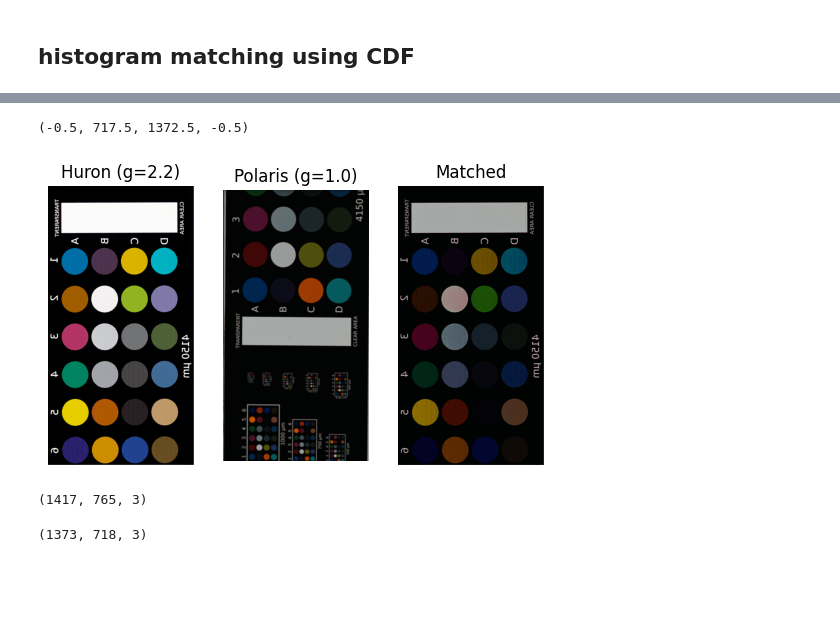
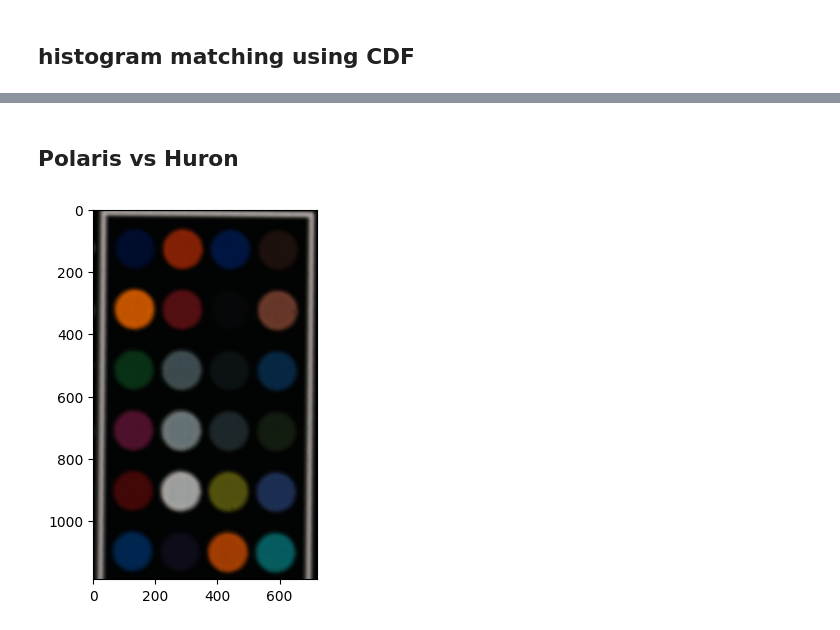
Before and after one commit to slendersold/colour_project, a Jupyter notebook: Hist_matching.ipynb, the cells around one changed output, grey strips where cells are left out. Cells and saved outputs as stored; diff of their text form; code cells hidden in the pictures; blank space fills up the shorter version.

```diff
--- a/Hist_matching.ipynb
+++ b/Hist_matching.ipynb
@@ -25,3 +27,6 @@ huron_111219=tf.imread('/uftp/src/lowest_levels/huron_IHC_111219.tif')
+# %%
+polaris=tf.imread('/uftp/src/palettes_1000/polaris_1000m.tif')
+huron_101010=tf.imread('/uftp/src/palettes_1000/flipped_huron1000m_g101010.tif')
 # %% [markdown]
 a1 circles from palletes
 # %%
@@ -70,7 +75,6 @@ def _match_cumulative_cdf(source, ref):
     '''
     Function counts cumulative sum of pixel intensity for each channel
     '''
-
     source_lut = source.reshape(-1) #converts channel to 1d numpy array
     source_counts = np.bincount(source_lut) #counts frequency of each unique pixel value - i.e. the resulting amount of bins isn't 256,
     #but depends on the number of unique pixels
@@ -89,7 +93,7 @@ def _match_cumulative_cdf(source, ref):
 
     return interp_a_values[source_lut].reshape(source.shape)
 
-def match_histograms(source, reference):
+def match_images(source, reference):
     '''
     Just splits images to channels
     '''
@@ -98,6 +102,7 @@ def match_histograms(source, reference):
     for channel in range(source.shape[-1]):
         matched_channel = _match_cumulative_cdf(
             source[..., channel], reference[..., channel]
-        )
+            )
         matched[..., channel] = matched_channel
+
     return matched
@@ -189,22 +236,19 @@ axs[2].axis("off")
 # %%
-fig,axs = plt.subplots(ncols=3)
-axs[0].imshow(huron22)
-axs[0].set_title('Huron (g=2.2)')
-axs[0].axis("off")
-axs[1].imshow(polaris_linear)
-axs[1].set_title('Polaris (g=1.0)')
-axs[1].axis("off")
-axs[2].imshow(h_pl)
-axs[2].set_title('Matched')
-axs[2].axis("off")
+# fig,axs = plt.subplots(ncols=3)
+# axs[0].imshow(huron22)
+# axs[0].set_title('Huron (g=2.2)')
+# axs[0].axis("off")
+# axs[1].imshow(polaris_linear)
+# axs[1].set_title('Polaris (g=1.0)')
+# axs[1].axis("off")
+# axs[2].imshow(h_pl)
+# axs[2].set_title('Matched')
+# axs[2].axis("off")
-# %% [output]
-(-0.5, 717.5, 1372.5, -0.5)
-[figure, removed]
-# %%
-polaris.shape
-# %% [output]
-(1417, 765, 3)
-# %%
-huron_101010.shape
-# %% [output]
-(1373, 718, 3)
+# %% [markdown]
+## Polaris vs Huron
+# %%
+polaris_linear=transfer_function(polaris, 1.8)
+huron_reference=match_images(polaris_linear, huron_101010)
+polaris_reference=match_images(huron_101010, polaris_linear)
+# %% [output]
+[figure, added]
```
Also changed, not shown: parts of 26 cells of this notebook.
